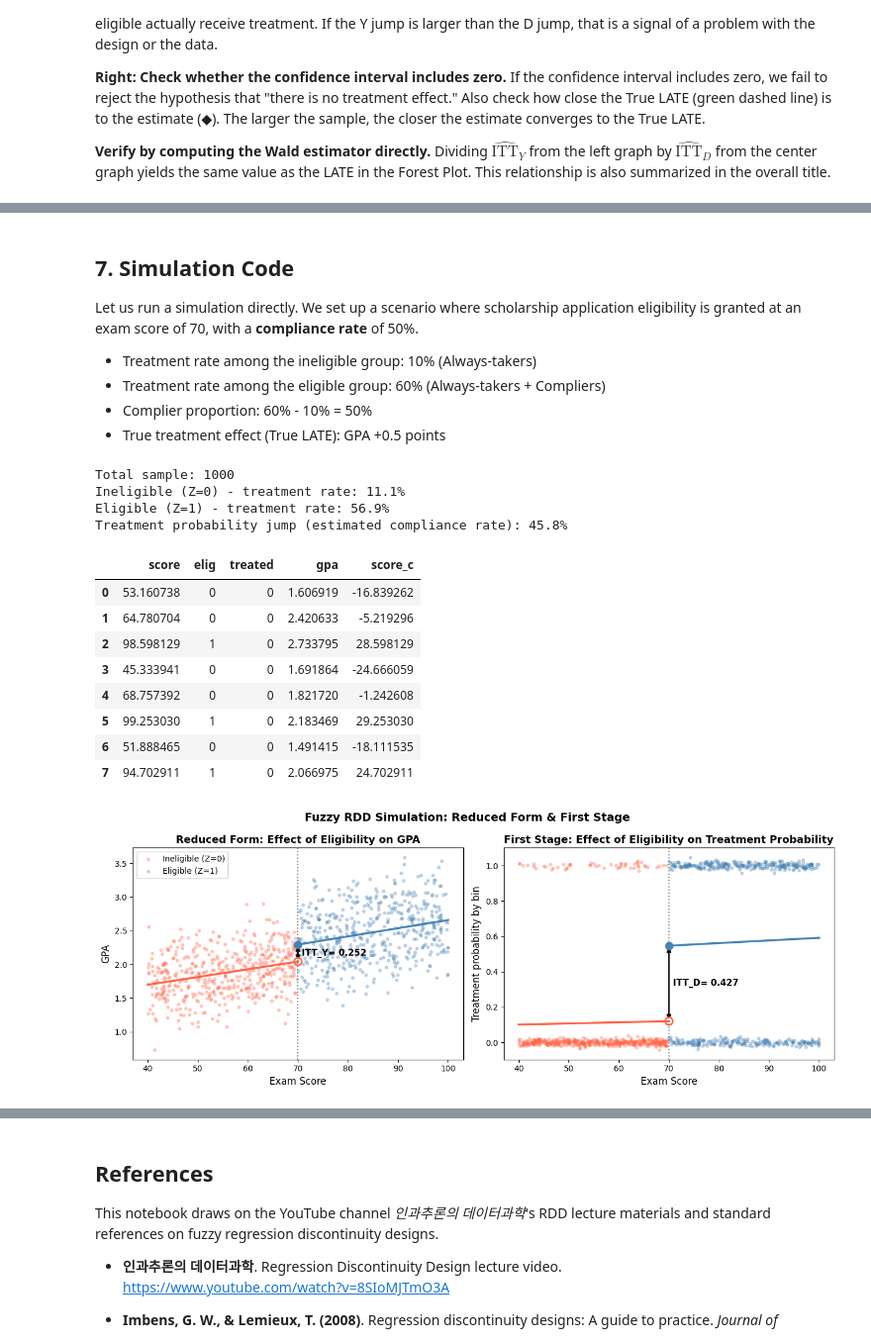
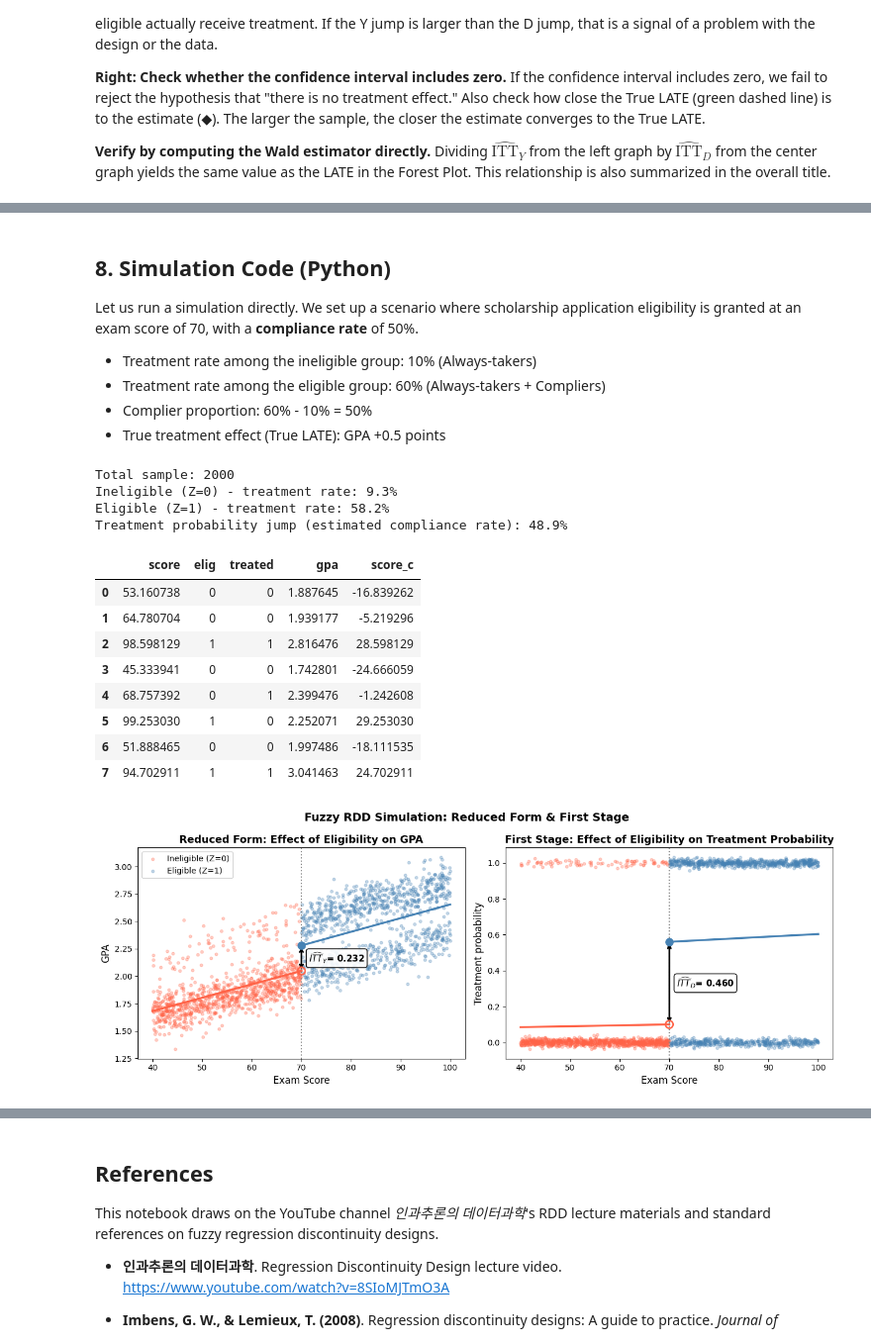
Before and after one commit to CausalInferenceLab/causal-studio, a Jupyter notebook: book/rdd/fuzzy_rdd_en.ipynb, the cells around one changed output, grey strips where cells are left out. Shown at 99% size. Cells and saved outputs as stored; diff of their text form; code cells hidden in the pictures.

```diff
--- a/book/rdd/fuzzy_rdd_en.ipynb
+++ b/book/rdd/fuzzy_rdd_en.ipynb
@@ -488,5 +521,5 @@ In this way, Fuzzy RDD naturally arises whenever "eligibility" and "actual recei
 # %% [markdown]
-## 7. Simulation Code
+## 8. Simulation Code (Python)
 
 Let us run a simulation directly. We set up a scenario where scholarship application eligibility is granted at an exam score of 70, with a **compliance rate** of 50%.
 
@@ -496,7 +529,7 @@ Let us run a simulation directly. We set up a scenario where scholarship applica
 - True treatment effect (True LATE): GPA +0.5 points
 # %%
 np.random.seed(2026)
-n = 1000
+n = 2000
 cutoff = 70
 true_late = 0.5
 p_below = 0.10   # always-taker proportion
@@ -510,7 +543,7 @@ treated = np.where(elig == 1,
 gpa = (2.0
        + 0.012 * (score - cutoff)   # natural effect of running variable
        + true_late * treated         # treatment effect (only for Compliers)
-       + np.random.normal(0, 0.3, n))
+       + np.random.normal(0, 0.1, n))
 
 df = pd.DataFrame({
     'score': score, 'elig': elig,
@@ -524,19 +557,19 @@ print(f"Eligible (Z=1) - treatment rate: {treated[elig==1].mean():.1%}")
 print(f"Treatment probability jump (estimated compliance rate): {treated[elig==1].mean() - treated[elig==0].mean():.1%}")
 df.head(8)
 # %% [output]
-Total sample: 1000
-Ineligible (Z=0) - treatment rate: 11.1%
-Eligible (Z=1) - treatment rate: 56.9%
-Treatment probability jump (estimated compliance rate): 45.8%
+Total sample: 2000
+Ineligible (Z=0) - treatment rate: 9.3%
+Eligible (Z=1) - treatment rate: 58.2%
+Treatment probability jump (estimated compliance rate): 48.9%
 |  | score | elig | treated | gpa | score_c |
-| 0 | 53.160738 | 0 | 0 | 1.606919 | -16.839262 |
-| 1 | 64.780704 | 0 | 0 | 2.420633 | -5.219296 |
-| 2 | 98.598129 | 1 | 0 | 2.733795 | 28.598129 |
-| 3 | 45.333941 | 0 | 0 | 1.691864 | -24.666059 |
-| 4 | 68.757392 | 0 | 0 | 1.821720 | -1.242608 |
-| 5 | 99.253030 | 1 | 0 | 2.183469 | 29.253030 |
-| 6 | 51.888465 | 0 | 0 | 1.491415 | -18.111535 |
-| 7 | 94.702911 | 1 | 0 | 2.066975 | 24.702911 |
+| 0 | 53.160738 | 0 | 0 | 1.887645 | -16.839262 |
+| 1 | 64.780704 | 0 | 0 | 1.939177 | -5.219296 |
+| 2 | 98.598129 | 1 | 1 | 2.816476 | 28.598129 |
+| 3 | 45.333941 | 0 | 0 | 1.742801 | -24.666059 |
+| 4 | 68.757392 | 0 | 1 | 2.399476 | -1.242608 |
+| 5 | 99.253030 | 1 | 0 | 2.252071 | 29.253030 |
+| 6 | 51.888465 | 0 | 0 | 1.997486 | -18.111535 |
+| 7 | 94.702911 | 1 | 1 | 3.041463 | 24.702911 |
 # %%
 fig, axes = plt.subplots(1, 2, figsize=(13, 5))
 
@@ -559,39 +592,41 @@ ax.scatter([cutoff], [y_l_gpa], s=90, color='tomato',    zorder=6, facecolors='n
 ax.scatter([cutoff], [y_r_gpa], s=90, color='steelblue', zorder=6)
 ax.annotate('', xy=(cutoff, y_r_gpa), xytext=(cutoff, y_l_gpa),
             arrowprops=dict(arrowstyle='<->', color='black', lw=2))
-ax.text(cutoff + 0.8, (y_l_gpa + y_r_gpa)/2,
-        f'ITT_Y= {y_r_gpa - y_l_gpa:.3f}', fontsize=11, fontweight='bold', va='center')
+ax.text(cutoff + 1.5, (y_l_gpa + y_r_gpa)/2,
+        f'$\\widehat{{ITT}}_Y$= {y_r_gpa - y_l_gpa:.3f}', fontsize=11, fontweight='bold', va='center',
+        bbox=dict(boxstyle='round,pad=0.3', facecolor='white', edgecolor='black', linewidth=1.2, alpha=0.9), zorder=7)
 ax.axvline(cutoff, color='gray', ls=':', lw=1.5)
 ax.set_title('Reduced Form: Effect of Eligibility on GPA', fontsize=13, fontweight='bold')
 ax.set_xlabel('Exam Score', fontsize=12); ax.set_ylabel('GPA', fontsize=12)
 ax.legend(fontsize=10)
 
 # ── Right: Treatment probability (First stage) ──
 ax2 = axes[1]
 ax2.scatter(left_['score'],  left_['treated']  + np.random.normal(0, 0.012, len(left_)),  color='tomato',    alpha=0.3, s=12)
 ax2.scatter(right_['score'], right_['treated'] + np.random.normal(0, 0.012, len(right_)), color='steelblue', alpha=0.3, s=12)
 
 m_d_l = smf.ols('treated ~ score_c', data=left_).fit()
 m_d_r = smf.ols('treated ~ score_c', data=right_).fit()
 ax2.plot(xs_l, m_d_l.predict(pd.DataFrame({'score_c': xs_l - cutoff})), color='tomato',    lw=2.5)
 ax2.plot(xs_r, m_d_r.predict(pd.DataFrame({'score_c': xs_r - cutoff})), color='steelblue', lw=2.5)
 y_l_d = m_d_l.params['Intercept']
 y_r_d = m_d_r.params['Intercept']
 ax2.scatter([cutoff], [y_l_d], s=90, color='tomato',    zorder=6, facecolors='none', edgecolors='tomato', linewidths=2)
 ax2.scatter([cutoff], [y_r_d], s=90, color='steelblue', zorder=6)
 ax2.annotate('', xy=(cutoff, y_r_d), xytext=(cutoff, y_l_d),
              arrowprops=dict(arrowstyle='<->', color='black', lw=2))
-ax2.text(cutoff + 0.8, (y_l_d + y_r_d)/2,
-         f'ITT_D= {y_r_d - y_l_d:.3f}', fontsize=11, fontweight='bold', va='center')
+ax2.text(cutoff + 1.5, (y_l_d + y_r_d)/2,
+         f'$\\widehat{{ITT}}_D$= {y_r_d - y_l_d:.3f}', fontsize=11, fontweight='bold', va='center',
+         bbox=dict(boxstyle='round,pad=0.3', facecolor='white', edgecolor='black', linewidth=1.2, alpha=0.9), zorder=7)
 ax2.axvline(cutoff, color='gray', ls=':', lw=1.5)
 ax2.set_title('First Stage: Effect of Eligibility on Treatment Probability', fontsize=13, fontweight='bold')
-ax2.set_xlabel('Exam Score', fontsize=12); ax2.set_ylabel('Treatment probability by bin', fontsize=12)
+ax2.set_xlabel('Exam Score', fontsize=12); ax2.set_ylabel('Treatment probability', fontsize=12)
 
 plt.suptitle('Fuzzy RDD Simulation: Reduced Form & First Stage', fontsize=14, fontweight='bold')
 plt.tight_layout()
 plt.show()
 # %% [output]
-[figure, old version]
+[figure, new version]
 # %%
 # ── Compute LATE via Wald estimator ──
 itt_y = y_r_gpa - y_l_gpa
```
Also changed, not shown: parts of 14 cells of this notebook, 1 other file.
